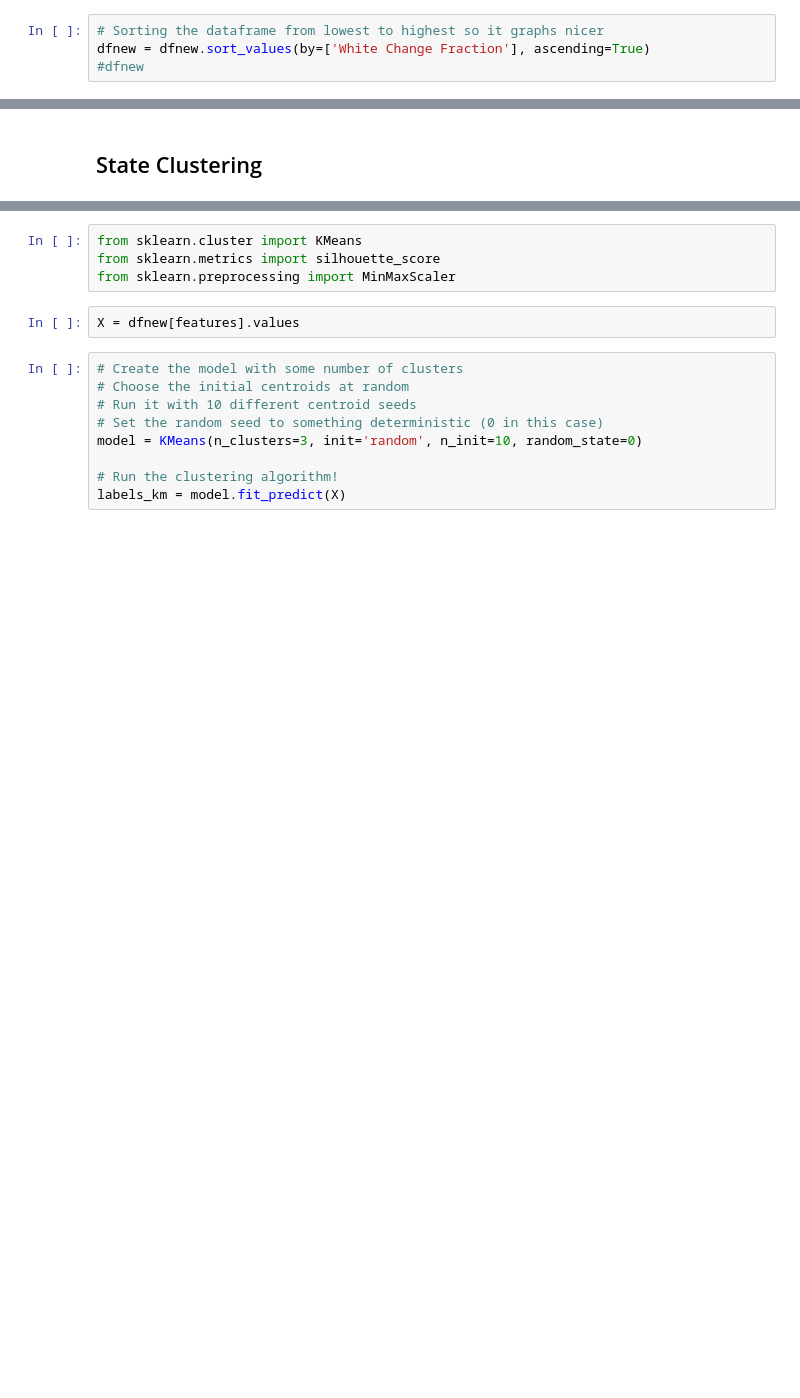
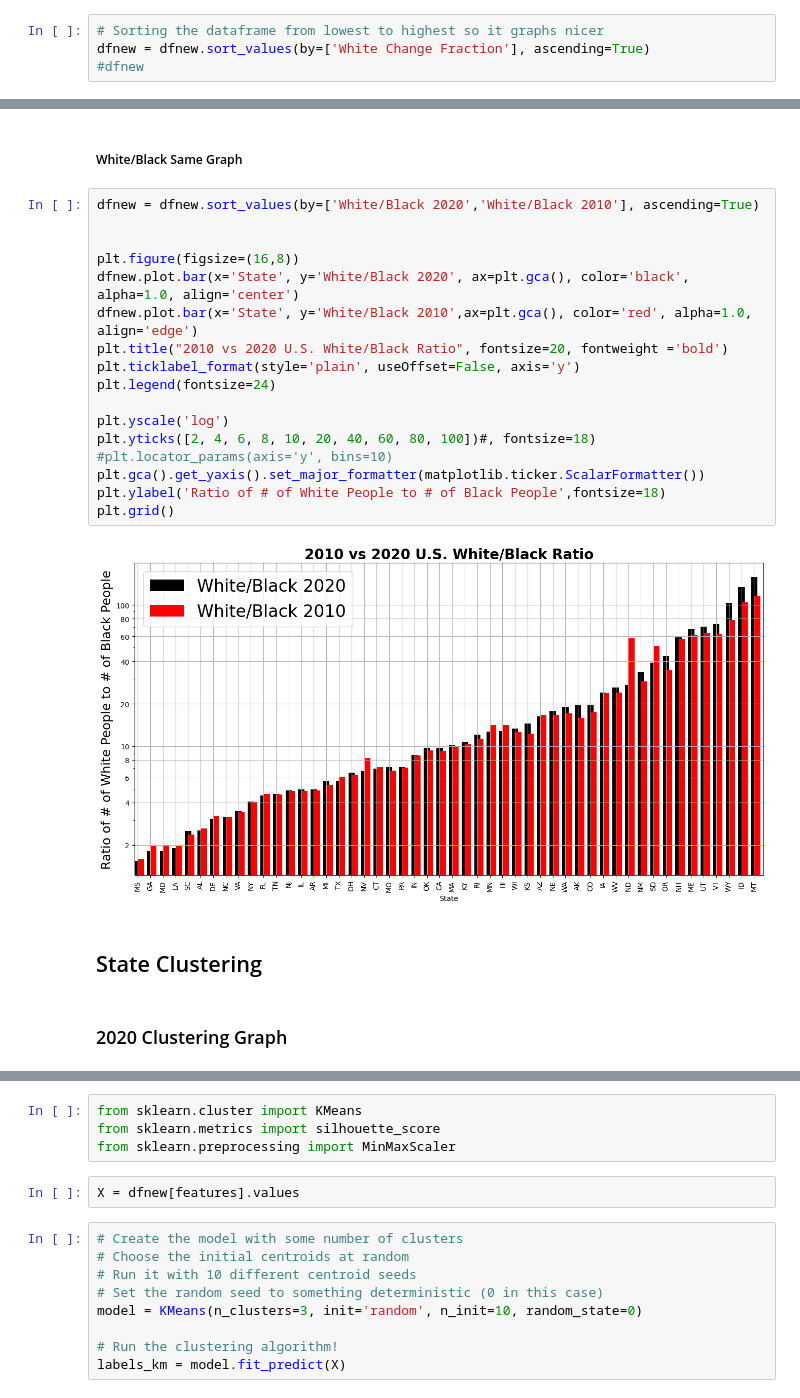
Before and after one commit to BlakeRivers25/SCDV490-FinalProject-BlakeRivers, a Jupyter notebook: analysis.ipynb, the cells around one changed output, grey strips where cells are left out. Cells and saved outputs as stored; diff of their text form; blank space fills up the shorter version.

```diff
--- a/analysis.ipynb
+++ b/analysis.ipynb
@@ -421,3 +460,26 @@ plt.grid()
+# %% [markdown]
+##### White/Black Same Graph
+# %%
+dfnew = dfnew.sort_values(by=['White/Black 2020','White/Black 2010'], ascending=True)
+
+
+plt.figure(figsize=(16,8))
+dfnew.plot.bar(x='State', y='White/Black 2020', ax=plt.gca(), color='black', alpha=1.0, align='center')
+dfnew.plot.bar(x='State', y='White/Black 2010',ax=plt.gca(), color='red', alpha=1.0, align='edge')
+plt.title("2010 vs 2020 U.S. White/Black Ratio", fontsize=20, fontweight ='bold')
+plt.ticklabel_format(style='plain', useOffset=False, axis='y')
+plt.legend(fontsize=24)
+
+plt.yscale('log')
+plt.yticks([2, 4, 6, 8, 10, 20, 40, 60, 80, 100])#, fontsize=18)
+#plt.locator_params(axis='y', bins=10)
+plt.gca().get_yaxis().set_major_formatter(matplotlib.ticker.ScalarFormatter())
+plt.ylabel('Ratio of # of White People to # of Black People',fontsize=18)
+plt.grid()
+# %% [output]
+[figure, added]
 # %% [markdown]
 ## State Clustering
+# %% [markdown]
+### 2020 Clustering Graph
 # %%
```
Also changed, not shown: parts of 66 cells of this notebook.
